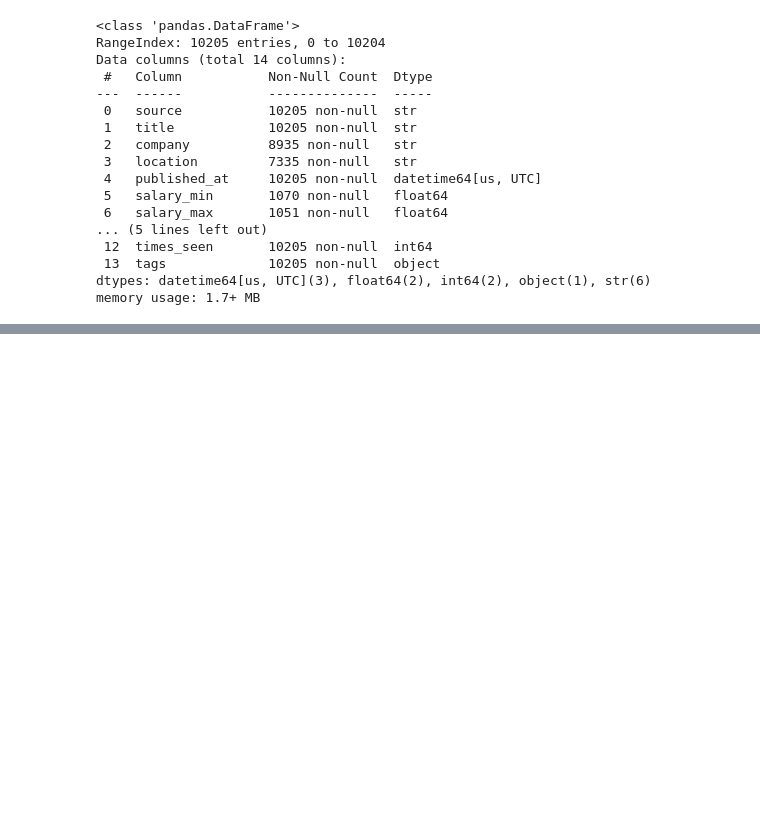
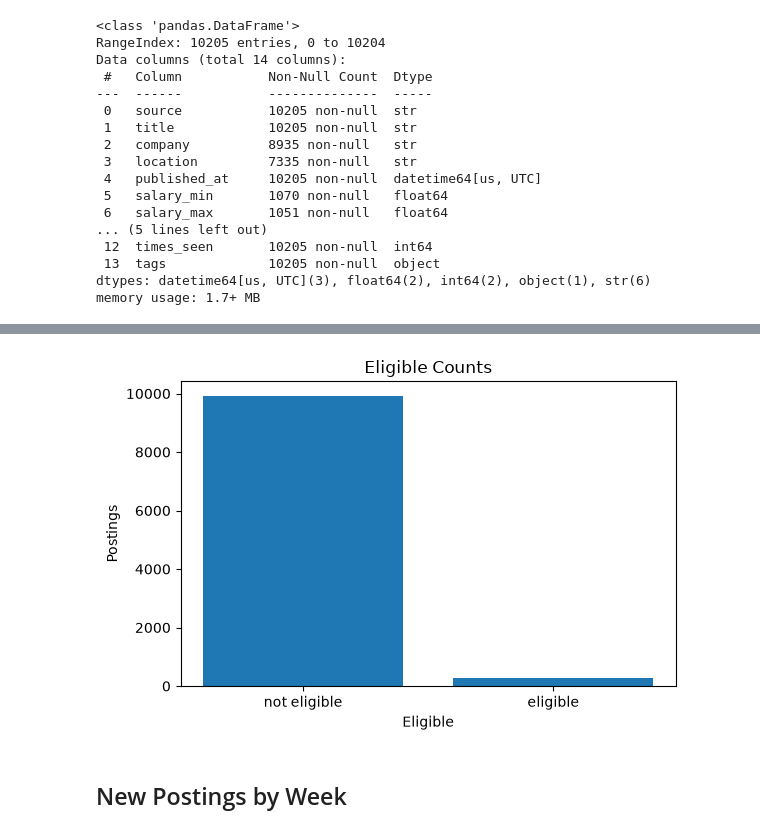
Before and after one commit to Dawngend/dawn-projects, a Jupyter notebook: market_notebook/market_notebook.ipynb, the cells around one changed output, grey strips where cells are left out. Drawn from its saved outputs; the diff is of its cells as text; code cells hidden in the pictures; blank space fills up the shorter version.

```diff
--- a/market_notebook/market_notebook.ipynb
+++ b/market_notebook/market_notebook.ipynb
@@ -177,0 +207,12 @@ The CSV has 10,205 rows and 14 columns. remoteok contributes the most postings a
+# %%
+plt.figure(figsize=(6, 4))
+plt.bar(["not eligible", "eligible"], eligible_counts.sort_index().values)
+plt.xlabel("Eligible")
+plt.ylabel("Postings")
+plt.title("Eligible Counts")
+plt.tight_layout()
+plt.show()
+# %% [output]
+[figure, added]
+# %% [markdown]
+## New Postings by Week
```
Also changed, not shown: parts of 25 cells of this notebook.
